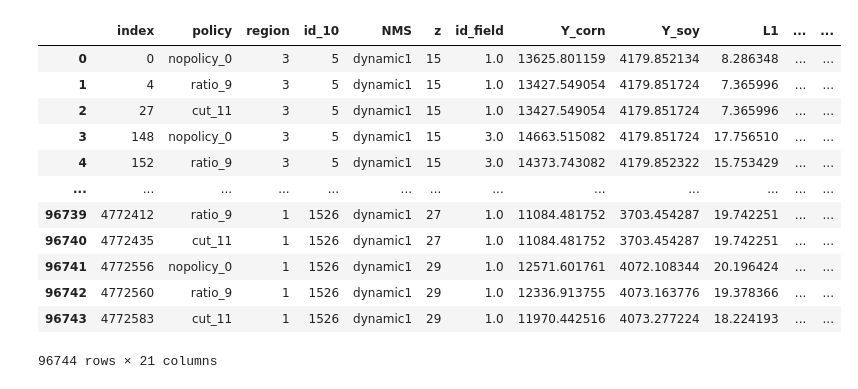
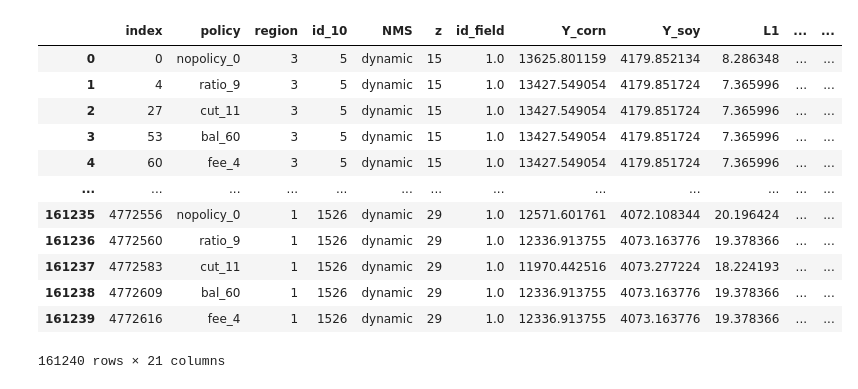
Before and after one commit to germanmandrini/n_policy, a Jupyter notebook: Codes/7a_field_effects.ipynb, the cells around one changed output. Drawn from its saved outputs; the diff is of its cells as text; code cells hidden in the pictures.

```diff
--- a/Codes/7a_field_effects.ipynb
+++ b/Codes/7a_field_effects.ipynb
@@ -11,43 +11,43 @@ percent20_dt = pyreadr.read_r("/home/germanm2/n_policy_box/Data/files_rds/percen
 percent20_dt = percent20_dt[['NMS','policy']]
 # %%
 #add the baselevel
-df = pd.DataFrame({'NMS': ['dynamic1'],
+df = pd.DataFrame({'NMS': ['dynamic'],
                    'policy': ['ratio_5']})
 percent20_dt = percent20_dt.append(df, ignore_index=True)
 
-# #Filter the columns that are at the peak
+# #Filter the rows that are in the 20 percent
 keys = list(percent20_dt.columns.values)
 i1 = perfomances_dt2.set_index(keys).index
 i2 = percent20_dt.set_index(keys).index
 perfomances_opt_df = perfomances_dt2[i1.isin(i2)].reset_index()
 
 # #Rename the base-level
 perfomances_opt_df.loc[perfomances_opt_df.policy == "ratio_5","policy"]= "nopolicy_0"
 # Get the base-level  data and name it with a zero. This is to estimate the change or delta
 baselevel_df = perfomances_dt2.loc[(perfomances_dt2.policy == "ratio_5")& (perfomances_dt2.NMS == "static"),['id_10', 'id_field', 'z', 'N_fert','L','P']]
 baselevel_df = baselevel_df.rename(columns={"N_fert":"N_fert_0", "L": "L_0", "P": "P_0"})
 
 # # Merge it with the perfomances_opt_df
 perfomances_opt_df = pd.merge(perfomances_opt_df, baselevel_df,  how='left', left_on=['id_10', 'id_field', 'z'], right_on = ['id_10', 'id_field', 'z'])
 
 # Calculate the differences in P and L
 perfomances_opt_df['P_diff'] = perfomances_opt_df['P'] - perfomances_opt_df['P_0']
 perfomances_opt_df['L_diff'] = perfomances_opt_df['L'] - perfomances_opt_df['L_0']
 perfomances_opt_df
 # %% [output]
 |  | index | policy | region | id_10 | NMS | z | id_field | Y_corn | Y_soy | L1 | ... | ... |
-| 0 | 0 | nopolicy_0 | 3 | 5 | dynamic1 | 15 | 1.0 | 13625.801159 | 4179.852134 | 8.286348 | ... | ... |
-| 1 | 4 | ratio_9 | 3 | 5 | dynamic1 | 15 | 1.0 | 13427.549054 | 4179.851724 | 7.365996 | ... | ... |
-| 2 | 27 | cut_11 | 3 | 5 | dynamic1 | 15 | 1.0 | 13427.549054 | 4179.851724 | 7.365996 | ... | ... |
-| 3 | 148 | nopolicy_0 | 3 | 5 | dynamic1 | 15 | 3.0 | 14663.515082 | 4179.851724 | 17.756510 | ... | ... |
-| 4 | 152 | ratio_9 | 3 | 5 | dynamic1 | 15 | 3.0 | 14373.743082 | 4179.852322 | 15.753429 | ... | ... |
+| 0 | 0 | nopolicy_0 | 3 | 5 | dynamic | 15 | 1.0 | 13625.801159 | 4179.852134 | 8.286348 | ... | ... |
+| 1 | 4 | ratio_9 | 3 | 5 | dynamic | 15 | 1.0 | 13427.549054 | 4179.851724 | 7.365996 | ... | ... |
+| 2 | 27 | cut_11 | 3 | 5 | dynamic | 15 | 1.0 | 13427.549054 | 4179.851724 | 7.365996 | ... | ... |
+| 3 | 53 | bal_60 | 3 | 5 | dynamic | 15 | 1.0 | 13427.549054 | 4179.851724 | 7.365996 | ... | ... |
+| 4 | 60 | fee_4 | 3 | 5 | dynamic | 15 | 1.0 | 13427.549054 | 4179.851724 | 7.365996 | ... | ... |
 | ... | ... | ... | ... | ... | ... | ... | ... | ... | ... | ... | ... | ... |
-| 96739 | 4772412 | ratio_9 | 1 | 1526 | dynamic1 | 27 | 1.0 | 11084.481752 | 3703.454287 | 19.742251 | ... | ... |
-| 96740 | 4772435 | cut_11 | 1 | 1526 | dynamic1 | 27 | 1.0 | 11084.481752 | 3703.454287 | 19.742251 | ... | ... |
-| 96741 | 4772556 | nopolicy_0 | 1 | 1526 | dynamic1 | 29 | 1.0 | 12571.601761 | 4072.108344 | 20.196424 | ... | ... |
-| 96742 | 4772560 | ratio_9 | 1 | 1526 | dynamic1 | 29 | 1.0 | 12336.913755 | 4073.163776 | 19.378366 | ... | ... |
-| 96743 | 4772583 | cut_11 | 1 | 1526 | dynamic1 | 29 | 1.0 | 11970.442516 | 4073.277224 | 18.224193 | ... | ... |
+| 161235 | 4772556 | nopolicy_0 | 1 | 1526 | dynamic | 29 | 1.0 | 12571.601761 | 4072.108344 | 20.196424 | ... | ... |
+| 161236 | 4772560 | ratio_9 | 1 | 1526 | dynamic | 29 | 1.0 | 12336.913755 | 4073.163776 | 19.378366 | ... | ... |
+| 161237 | 4772583 | cut_11 | 1 | 1526 | dynamic | 29 | 1.0 | 11970.442516 | 4073.277224 | 18.224193 | ... | ... |
+| 161238 | 4772609 | bal_60 | 1 | 1526 | dynamic | 29 | 1.0 | 12336.913755 | 4073.163776 | 19.378366 | ... | ... |
+| 161239 | 4772616 | fee_4 | 1 | 1526 | dynamic | 29 | 1.0 | 12336.913755 | 4073.163776 | 19.378366 | ... | ... |
-96744 rows × 21 columns
+161240 rows × 21 columns
 # %%
 #Average across z
 # perfomances_opt_df2 = perfomances_opt_df.groupby(['policy', 'NMS', 'id_10', 'id_field'], as_index=False).mean()
```
Also changed, not shown: parts of 15 cells of this notebook, 3 other files.
